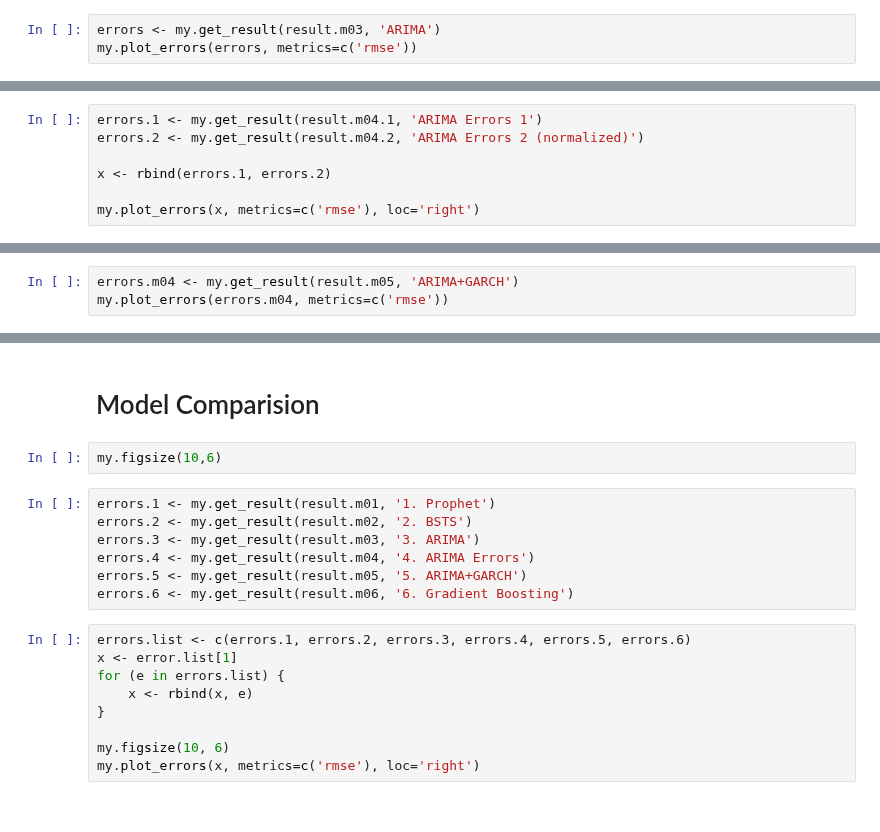
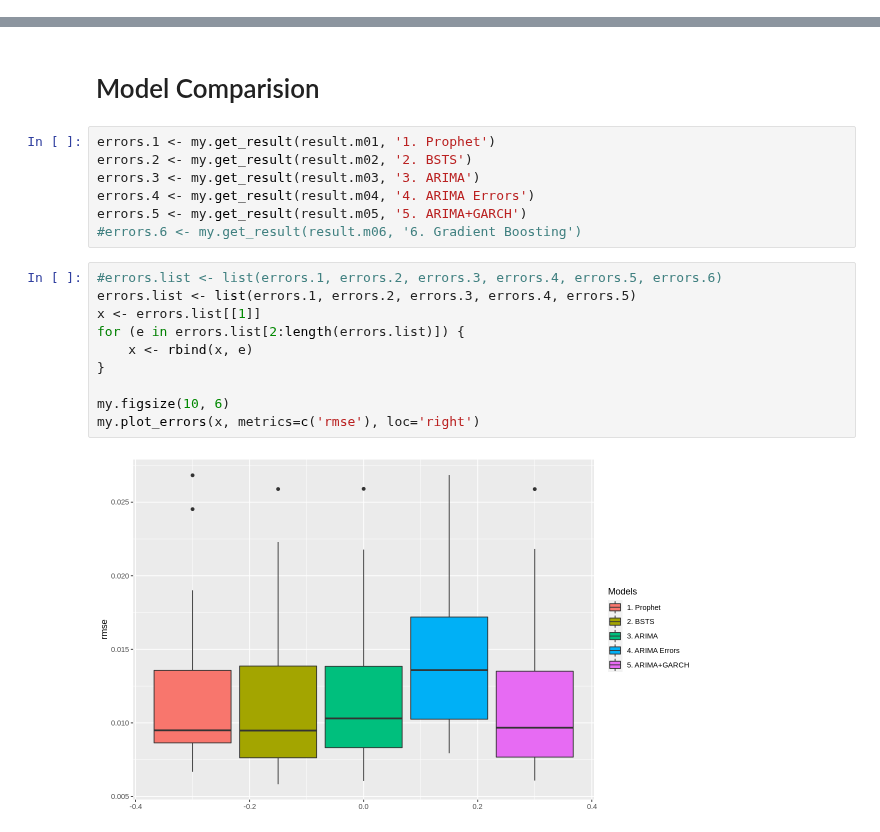
Before and after one commit to lbk209/timeseries, a Jupyter notebook: compare_timeseries_models_spx.ipynb, the cells around one changed output, grey strips where cells are left out. Cells and saved outputs as stored; diff of their text form.

```diff
--- a/compare_timeseries_models_spx.ipynb
+++ b/compare_timeseries_models_spx.ipynb
@@ -556,6 +546,3 @@ from <- index(train[from])
 print(paste('cv starts from', from, sep=' '))
 # %% [output]
 [1] "cv starts from 1997-12-31"
-# %%
-errors <- my.get_result(result.m03, 'ARIMA')
-my.plot_errors(errors, metrics=c('rmse'))
@@ -708,10 +693,3 @@ from <- index(train[from])
 print(paste('cv starts from', from, sep=' '))
 # %% [output]
 [1] "cv starts from 1997-12-31"
-# %%
-errors.1 <- my.get_result(result.m04.1, 'ARIMA Errors 1')
-errors.2 <- my.get_result(result.m04.2, 'ARIMA Errors 2 (normalized)')
-
-x <- rbind(errors.1, errors.2)
-
-my.plot_errors(x, metrics=c('rmse'), loc='right')
@@ -773,6 +780,3 @@ my.figsize(7,7)
-# %%
-errors.m04 <- my.get_result(result.m05, 'ARIMA+GARCH')
-my.plot_errors(errors.m04, metrics=c('rmse'))
 # %% [markdown]
 # Gradient Boosting
 # %% [markdown]
@@ -1187,21 +1153,22 @@ my.plot_errors(x, metrics=c('rmse'), loc='right')
 result.m06 <- result.m06.2
 # %% [markdown]
 # Model Comparision
-# %%
-my.figsize(10,6)
 # %%
 errors.1 <- my.get_result(result.m01, '1. Prophet')
 errors.2 <- my.get_result(result.m02, '2. BSTS')
 errors.3 <- my.get_result(result.m03, '3. ARIMA')
 errors.4 <- my.get_result(result.m04, '4. ARIMA Errors')
 errors.5 <- my.get_result(result.m05, '5. ARIMA+GARCH')
-errors.6 <- my.get_result(result.m06, '6. Gradient Boosting')
+#errors.6 <- my.get_result(result.m06, '6. Gradient Boosting')
 # %%
-errors.list <- c(errors.1, errors.2, errors.3, errors.4, errors.5, errors.6)
-x <- error.list[1]
-for (e in errors.list) {
+#errors.list <- list(errors.1, errors.2, errors.3, errors.4, errors.5, errors.6)
+errors.list <- list(errors.1, errors.2, errors.3, errors.4, errors.5)
+x <- errors.list[[1]]
+for (e in errors.list[2:length(errors.list)]) {
     x <- rbind(x, e)
 }
 
 my.figsize(10, 6)
 my.plot_errors(x, metrics=c('rmse'), loc='right')
+# %% [output]
+[figure, added]
```
Also changed, not shown: parts of 30 cells of this notebook.
